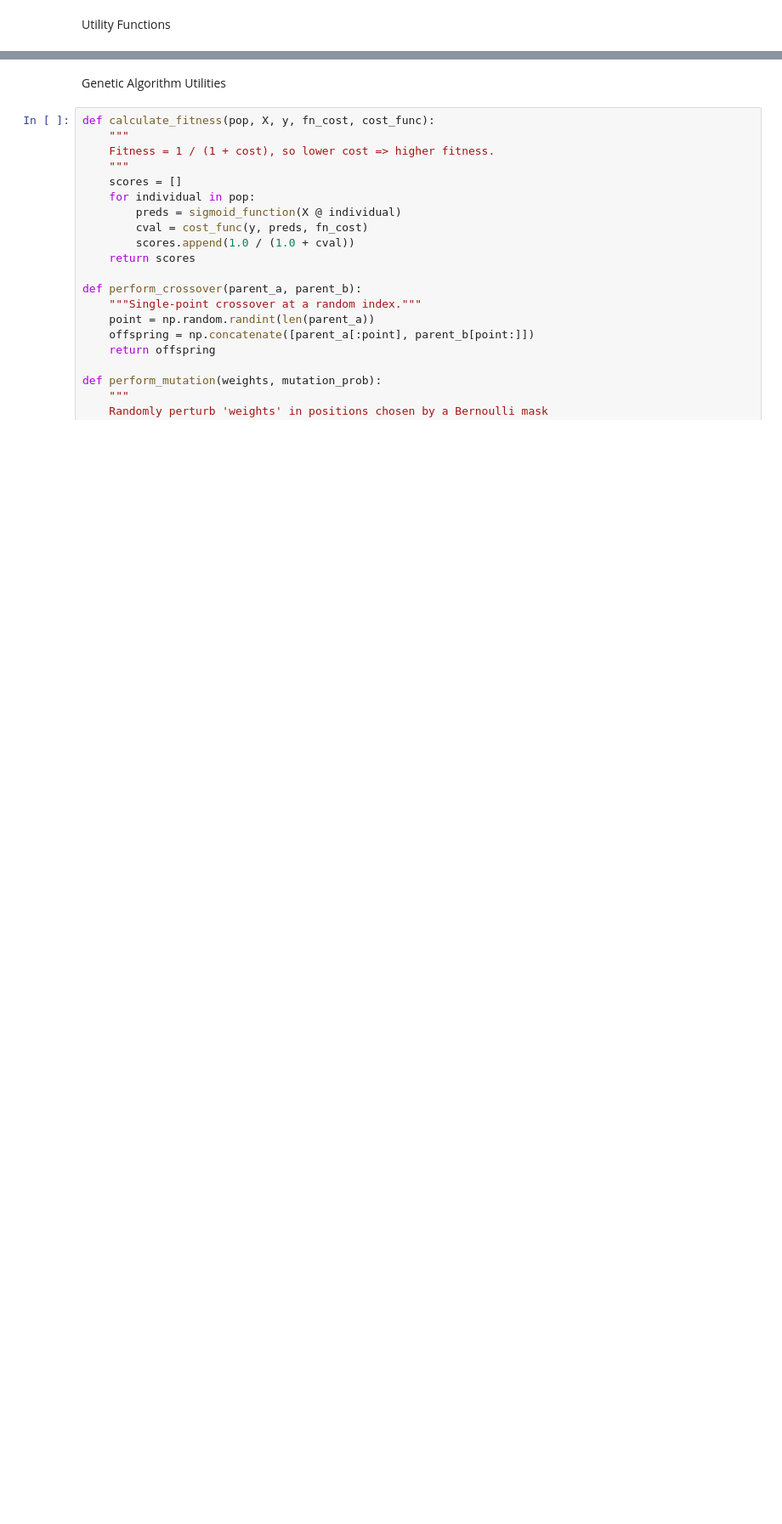
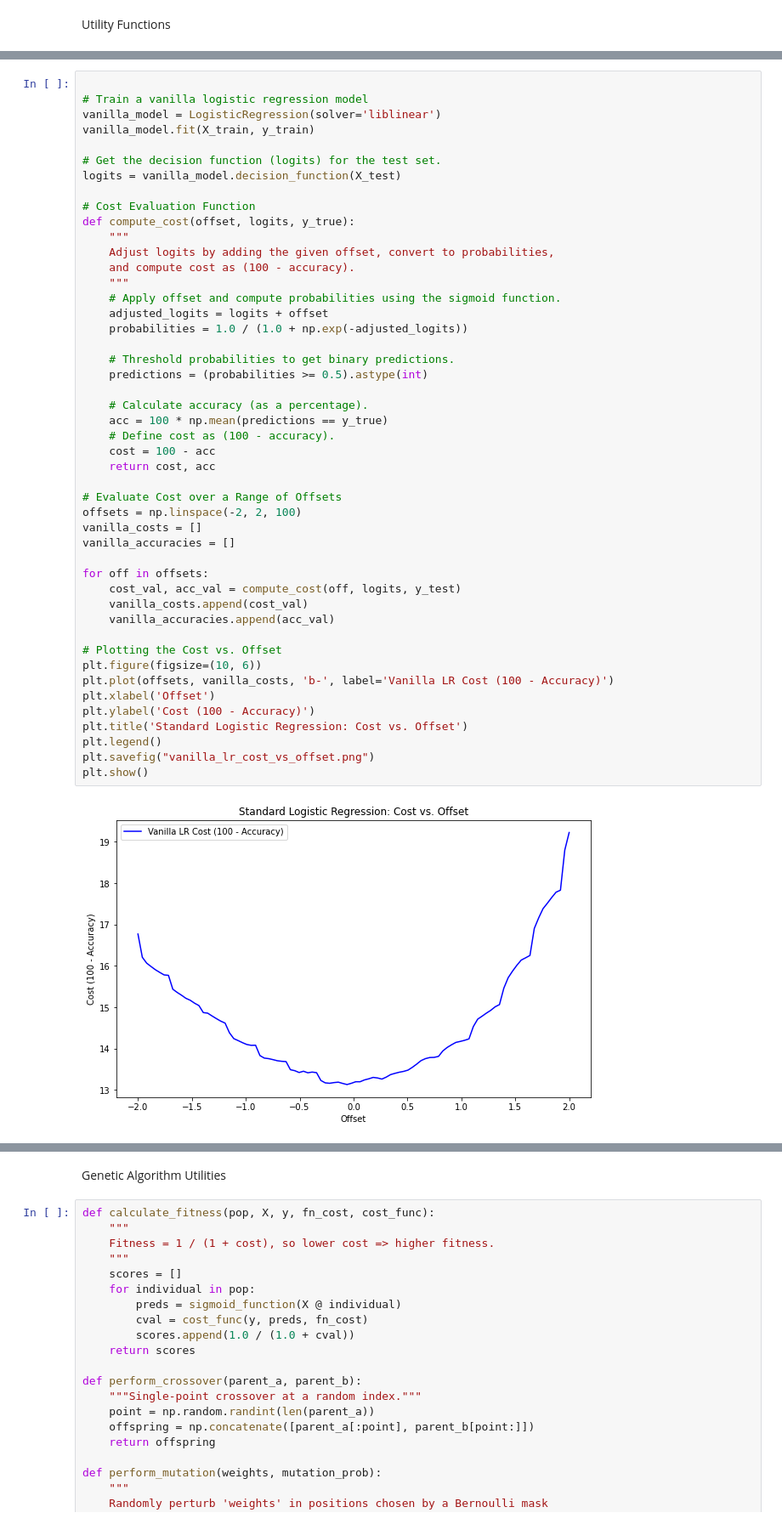
Before and after one commit to Priyanshu327Goyal/Fraud_Analytics, a Jupyter notebook: Assignment 2/Assignment2.ipynb, the cells around one changed output, grey strips where cells are left out. Shown at 85% size. Saved outputs shown, nothing was run; the diff lists cells and outputs as text; blank space fills up the shorter version.

Commit message:
Assignment 2: Vanilla code

```diff
--- a/Assignment 2/Assignment2.ipynb
+++ b/Assignment 2/Assignment2.ipynb
@@ -75,0 +57,49 @@ Cost Functions
+# %%
+
+# Train a vanilla logistic regression model
+vanilla_model = LogisticRegression(solver='liblinear')
+vanilla_model.fit(X_train, y_train)
+
+# Get the decision function (logits) for the test set.
+logits = vanilla_model.decision_function(X_test)
+
+# Cost Evaluation Function
+def compute_cost(offset, logits, y_true):
+    """
+    Adjust logits by adding the given offset, convert to probabilities,
+    and compute cost as (100 - accuracy).
+    """
+    # Apply offset and compute probabilities using the sigmoid function.
+    adjusted_logits = logits + offset
+    probabilities = 1.0 / (1.0 + np.exp(-adjusted_logits))
+
+    # Threshold probabilities to get binary predictions.
+    predictions = (probabilities >= 0.5).astype(int)
+
+    # Calculate accuracy (as a percentage).
+    acc = 100 * np.mean(predictions == y_true)
+    # Define cost as (100 - accuracy).
+    cost = 100 - acc
+    return cost, acc
+
+# Evaluate Cost over a Range of Offsets
+offsets = np.linspace(-2, 2, 100)
+vanilla_costs = []
+vanilla_accuracies = []
+
+for off in offsets:
+    cost_val, acc_val = compute_cost(off, logits, y_test)
+    vanilla_costs.append(cost_val)
+    vanilla_accuracies.append(acc_val)
+
+# Plotting the Cost vs. Offset
+plt.figure(figsize=(10, 6))
+plt.plot(offsets, vanilla_costs, 'b-', label='Vanilla LR Cost (100 - Accuracy)')
+plt.xlabel('Offset')
+plt.ylabel('Cost (100 - Accuracy)')
+plt.title('Standard Logistic Regression: Cost vs. Offset')
+plt.legend()
+plt.savefig("vanilla_lr_cost_vs_offset.png")
+plt.show()
+# %% [output]
+[figure, added]
```
Also changed, not shown: parts of 10 cells of this notebook, 13 other files.
